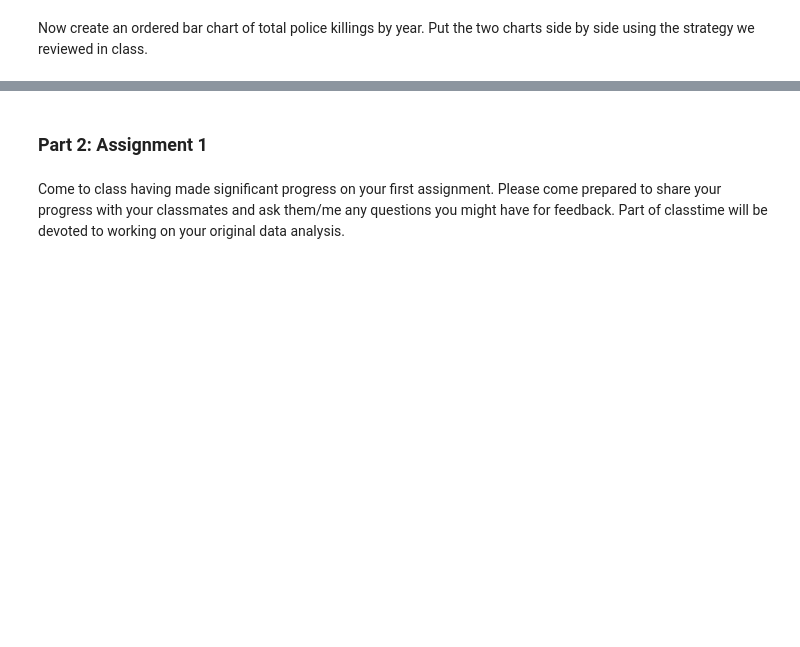
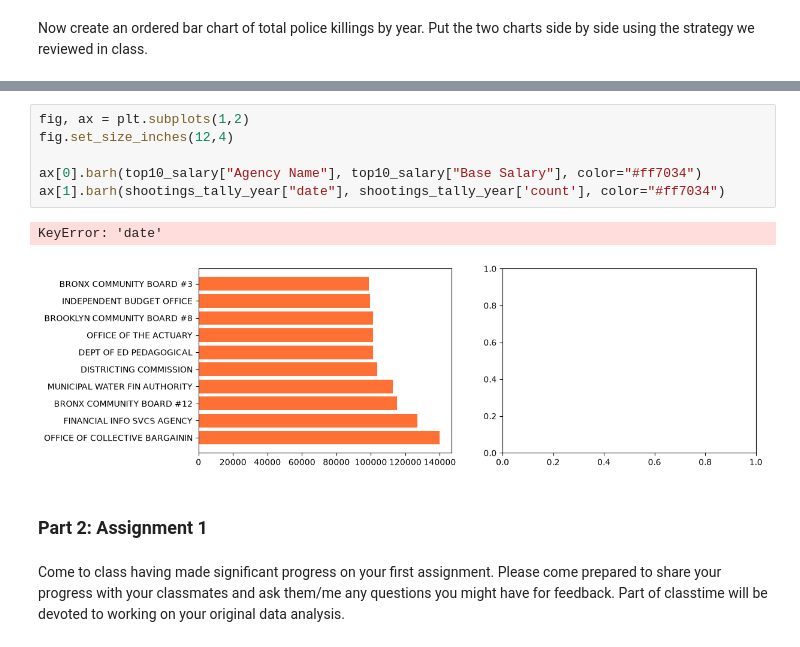
Before and after one commit to laylayounes/cuny-advanced-data-journalism-fall-2026, a Jupyter notebook: exercise-files/homework/homework6.ipynb, the cells around one changed output, grey strips where cells are left out. Cells and saved outputs as stored; diff of their text form; blank space fills up the shorter version.

```diff
--- a/exercise-files/homework/homework6.ipynb
+++ b/exercise-files/homework/homework6.ipynb
@@ -57,3 +135,12 @@ Now create an ordered bar chart of total police killings by year. Put the two ch
+# %%
+fig, ax = plt.subplots(1,2)
+fig.set_size_inches(12,4)
+
+ax[0].barh(top10_salary["Agency Name"], top10_salary["Base Salary"], color="#ff7034")
+ax[1].barh(shootings_tally_year["date"], shootings_tally_year['count'], color="#ff7034")
+# %% [output]
+KeyError: 'date'
+[figure, added]
 # %% [markdown]
 ### Part 2: Assignment 1
 # %% [markdown]
```
Also changed, not shown: parts of 10 cells of this notebook, 6 other files.
